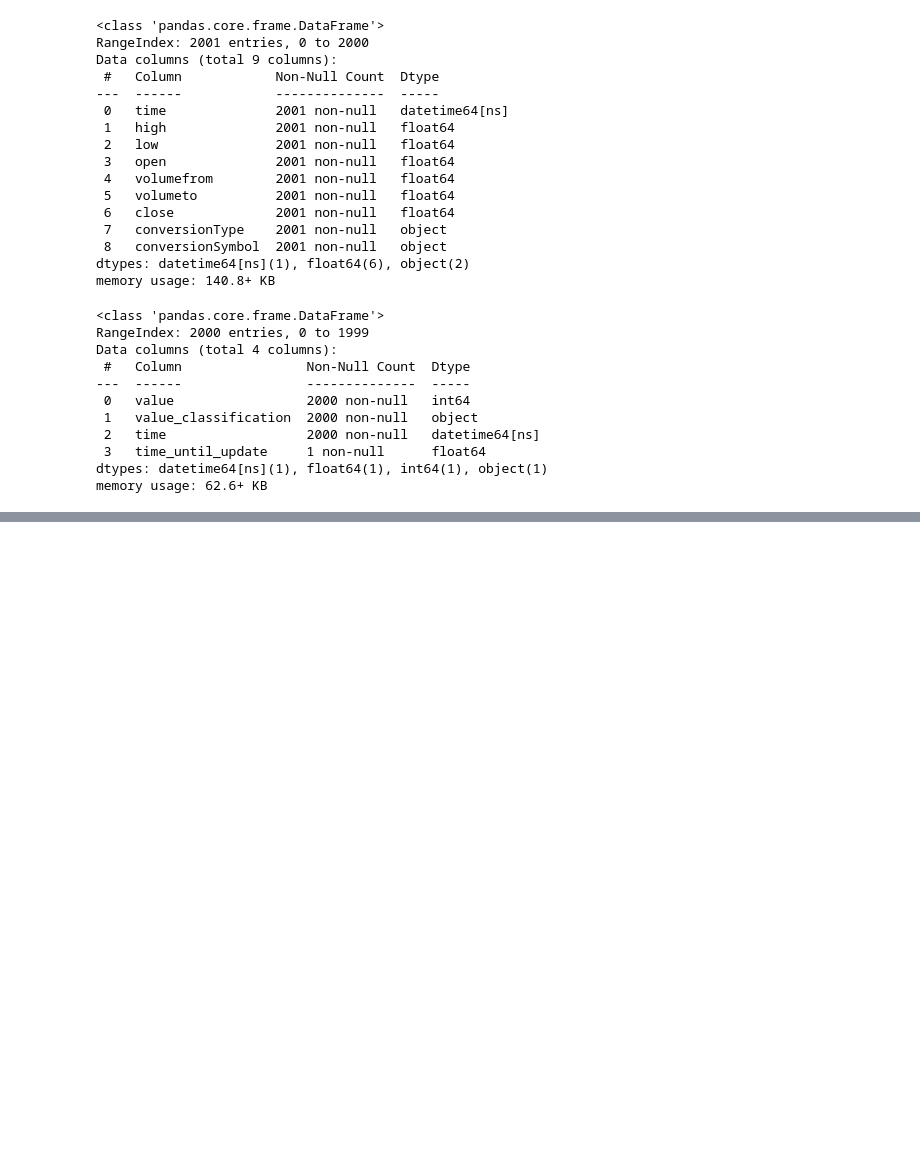
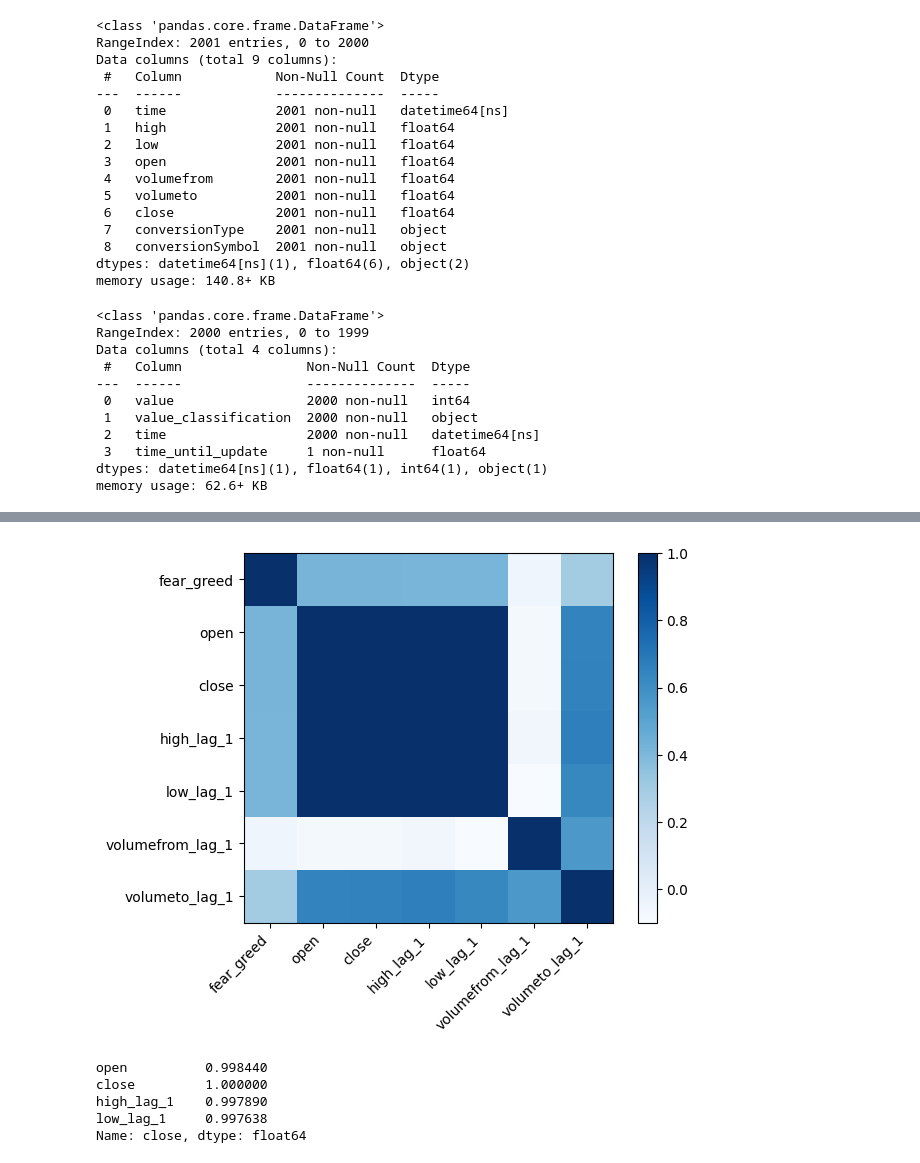
Before and after one commit to gabrielnichio/bitcoin-price-prediction, a Jupyter notebook: tratando.ipynb, the cells around one changed output, grey strips where cells are left out. Drawn from its saved outputs; the diff is of its cells as text; code cells hidden in the pictures; blank space fills up the shorter version.

```diff
--- a/tratando.ipynb
+++ b/tratando.ipynb
@@ -71,0 +81,17 @@ plot_df(data, data['time'], data['fear_greed'], xlabel='Date', ylabel='Fear & Gr
+# %%
+shift_window = 1
+
+def create_features(df, window=shift_window):
+    df = df.copy()
+    for i in range(1, window+1):
+        df[f'high_lag_{i}'] = df['high'].shift(-i)
+        df[f'low_lag_{i}'] = df['low'].shift(-i)
+        df[f'volumefrom_lag_{i}'] = df['volumefrom'].shift(-i)
+        df[f'volumeto_lag_{i}'] = df['volumeto'].shift(-i)
+    return df
+
+new_features = create_features(data)
+new_features.dropna(inplace=True)
+time = new_features['time']
+new_features.drop(columns=['high', 'low', 'volumefrom', 'volumeto', 'time'], inplace=True)
+new_features.head()
@@ -71,0 +105,29 @@ plot_df(data, data['time'], data['fear_greed'], xlabel='Date', ylabel='Fear & Gr
+# %%
+matrix = new_features.corr()
+
+plt.imshow(matrix, cmap='Blues')
+
+# adding colorbar
+plt.colorbar()
+
+# extracting variable names
+variables = []
+for i in matrix.columns:
+    variables.append(i)
+
+# Adding labels to the matrix
+plt.xticks(range(len(matrix)), variables, rotation=45, ha='right')
+plt.yticks(range(len(matrix)), variables)
+
+# Display the plot
+plt.show()
+# %% [output]
+[figure, added]
+# %%
+matrix['close'][matrix['close'] > 0.7]
+# %% [output]
+open          0.998440
+close         1.000000
+high_lag_1    0.997890
+low_lag_1     0.997638
+Name: close, dtype: float64
```
Also changed, not shown: parts of 19 cells of this notebook, 3 other files.
